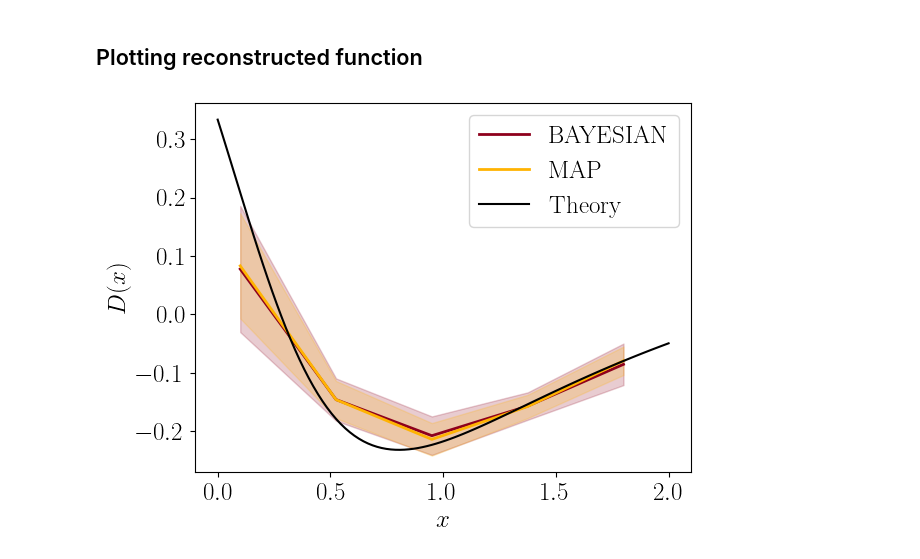
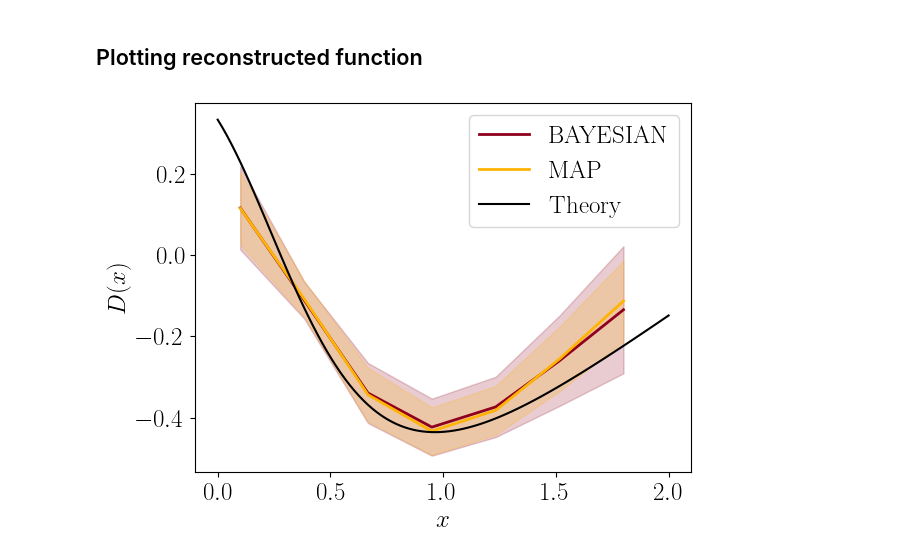
Before and after one commit to matmartinelli/CoRe, a Jupyter notebook: DEMO-derived_reconstruction.ipynb, the cells around one changed output. Drawn from its saved outputs; the diff is of its cells as text; code cells hidden in the pictures.

Commit message:
updated derived reconstructor to be more general

```diff
--- a/DEMO-derived_reconstruction.ipynb
+++ b/DEMO-derived_reconstruction.ipynb
@@ -126,7 +126,7 @@ axes[1].set_ylabel(y_label_func2);
 # %% [markdown]
 ## Settings
 # %%
-N_recon = 5
+N_recon = 7
 xmin_recon = 0.1
 xmax_recon = 1.8
 x_recon = np.linspace(xmin_recon,xmax_recon,N_recon)
@@ -285,7 +285,7 @@ for ind,method in enumerate(methods):
 
     reconstructor = DerivedFunction(recon_dict,cov_dict,sampler='Nautilus',run_options='poor',chatty=True)
 
-    derived_logic = lambda fx_f,gx_d1: gx_d1/fx_f
+    derived_logic = lambda x,fx_f,gx_d1: (1+x)*gx_d1/fx_f
     derived_name  = 'D'
 
     results[method] = {'sample': reconstructor.run(derived_logic,derived_name,sigma_width=5),
@@ -371,15 +369,15 @@ for method in methods:
 # %%
 xplot = np.linspace(xmin,xmax,100)
 
 plt.figure()
 for method in methods:
     reconstruction = results[method]['reconstruction']
     plt.fill_between(reconstruction['x'],reconstruction['value']+reconstruction['error'],
                      reconstruction['value']-reconstruction['error'],alpha=0.2,color=results[method]['color'])
     plt.plot(reconstruction['x'],reconstruction['value'],lw=2,color=results[method]['color'],label=method)
-plt.plot(xplot,theory_model_func2(xplot)['d1']/theory_model_func1(xplot)['f'],color='black',label='Theory')
+plt.plot(xplot,(1+xplot)*theory_model_func2(xplot)['d1']/theory_model_func1(xplot)['f'],color='black',label='Theory')
 plt.xlabel(x_label)
 plt.ylabel(r'$D(x)$')
 plt.legend(loc='best');
 # %% [output]
-[figure, old version]
+[figure, new version]
```
Also changed, not shown: parts of 10 cells of this notebook, 4 other files.
